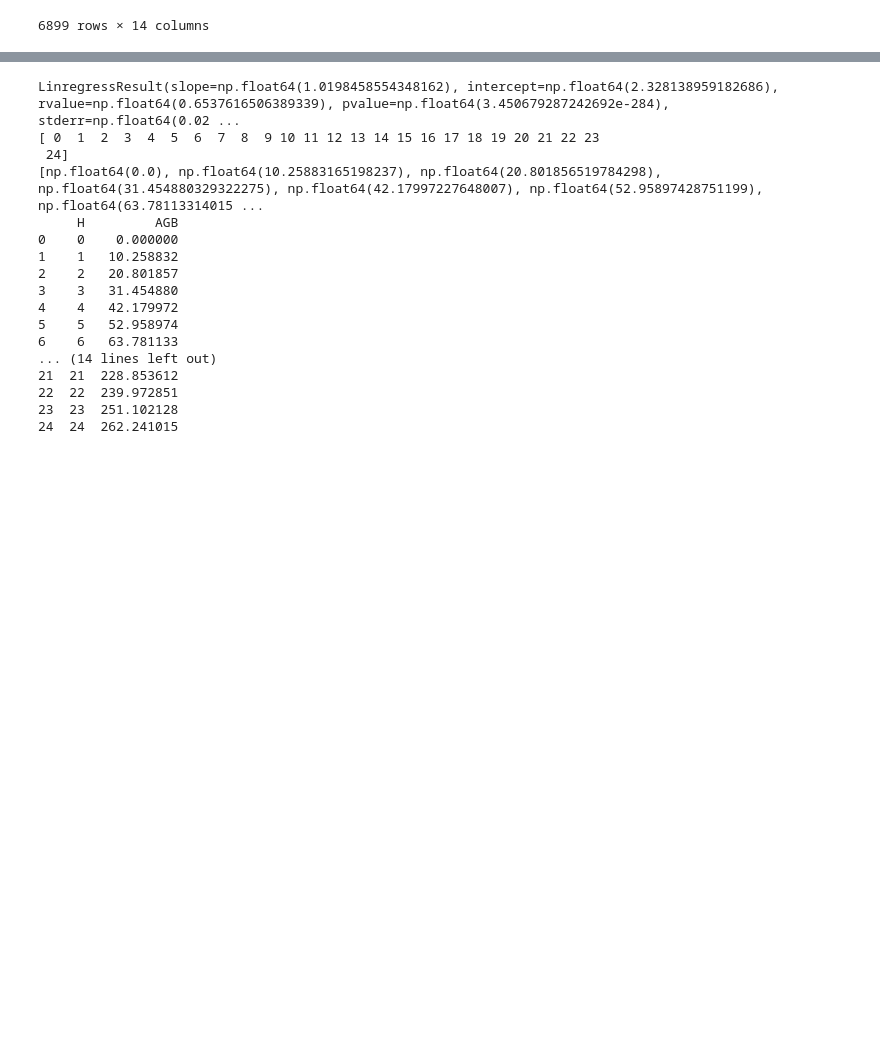
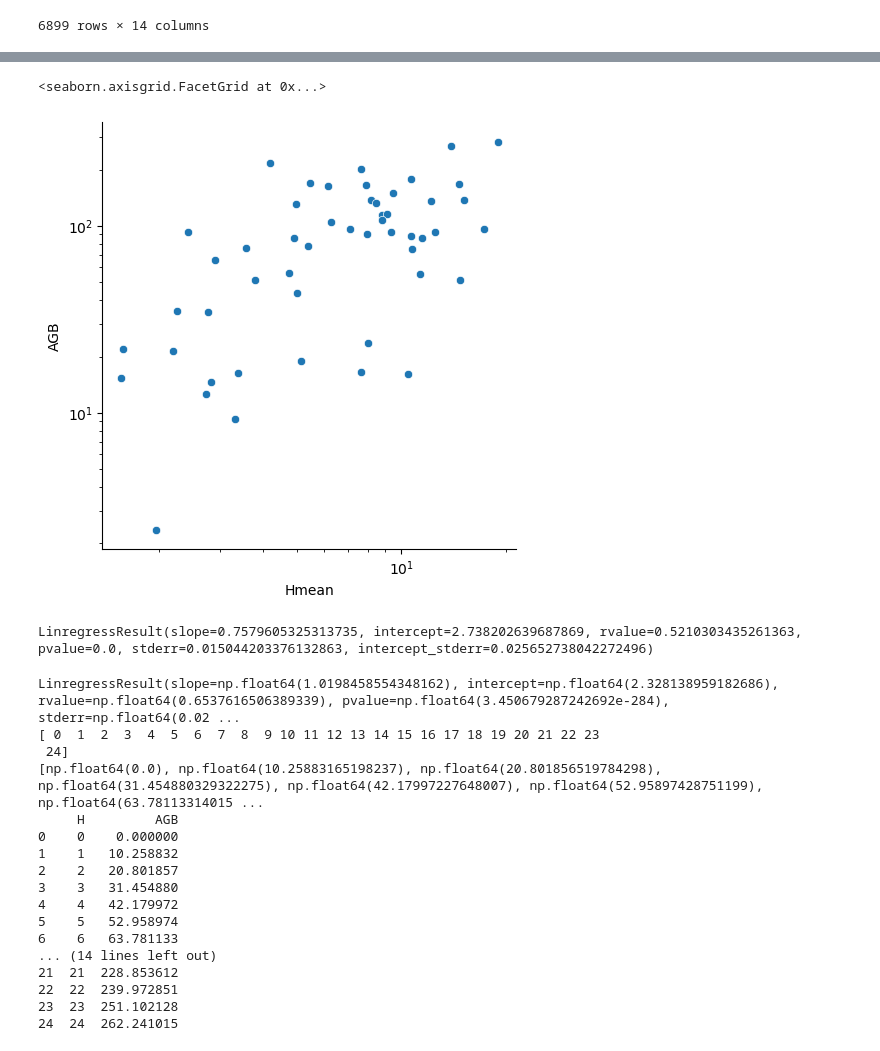
Before and after one commit to diegomvd/iberian.carbon, a Jupyter notebook: sample_canopy_height_NFI.ipynb, the cells around one changed output, grey strips where cells are left out. Cells and saved outputs as stored; diff of their text form; code cells hidden in the pictures; blank space fills up the shorter version.

```diff
--- a/sample_canopy_height_NFI.ipynb
+++ b/sample_canopy_height_NFI.ipynb
@@ -97,12 +104,27 @@ g.set(yscale='log')
 # %%
+from scipy import stats
+import numpy as np
 
+allometries = pd.DataFrame()
+group_low_samples = pd.DataFrame()
+for forest_type in df['Plot type'].unique():
 
-from scipy import stats
-result_angio = stats.linregress(np.log(df_angiosperms['Hmean']), np.log(df_angiosperms['AGB']))
-print(result_angio.intercept, result_angio.intercept_stderr)
-result_gymno = stats.linregress(np.log(df_gymnosperms['Hmean']), np.log(df_gymnosperms['AGB']))
-print(result_gymno.intercept, result_gymno.intercept_stderr)
+    dftype = df[df['Plot type']==forest_type]
 
-print(result_angio)
-print(result_gymno)
+    if len(dftype.index)<=10:
+        group_low_samples = pd.concat([group_low_samples,dftype])
+    else:
+        regression = stats.linregress(np.log(dftype['Hmean']), np.log(dftype['AGB']))
+
+        row = pd.DataFrame({'Plot type':forest_type,'intercept':[regression.intercept],'slope':[regression.slope],'r':[regression.rvalue],'samples':[len(dftype.index)]})
+        allometries = pd.concat([allometries,row],axis='rows')
+allometries
+
+# result_angio = stats.linregress(np.log(df_angiosperms['Hmean']), np.log(df_angiosperms['AGB']))
+# print(result_angio.intercept, result_angio.intercept_stderr)
+# result_gymno = stats.linregress(np.log(df_gymnosperms['Hmean']), np.log(df_gymnosperms['AGB']))
+# print(result_gymno.intercept, result_gymno.intercept_stderr)
+
+# print(result_angio)
+# print(result_gymno)
 # %% [output]
@@ -113,3 +148,17 @@ LinregressResult(slope=np.float64(0.9968646980499936), intercept=np.float64(2.25
+# %%
+regression = stats.linregress(np.log(group_low_samples['Hmean']), np.log(group_low_samples['AGB']))
+regression
+
+g=sns.relplot(group_low_samples,x='Hmean',y='AGB')
+g.set(xscale='log',yscale='log')
+# %% [output]
+<seaborn.axisgrid.FacetGrid at 0x...>
+[figure, added]
+# %%
+regression = stats.linregress(np.log(df['Hmean']), np.log(df['AGB']))
+regression
+# %% [output]
+LinregressResult(slope=0.7579605325313735, intercept=2.738202639687869, rvalue=0.5210303435261363, pvalue=0.0, stderr=0.015044203376132863, intercept_stderr=0.025652738042272496)
 # %%
 result = stats.linregress(np.log(df['mean']), np.log(df['AGB']))
 print(result)
```
Also changed, not shown: parts of 6 cells of this notebook, 2 other files.
